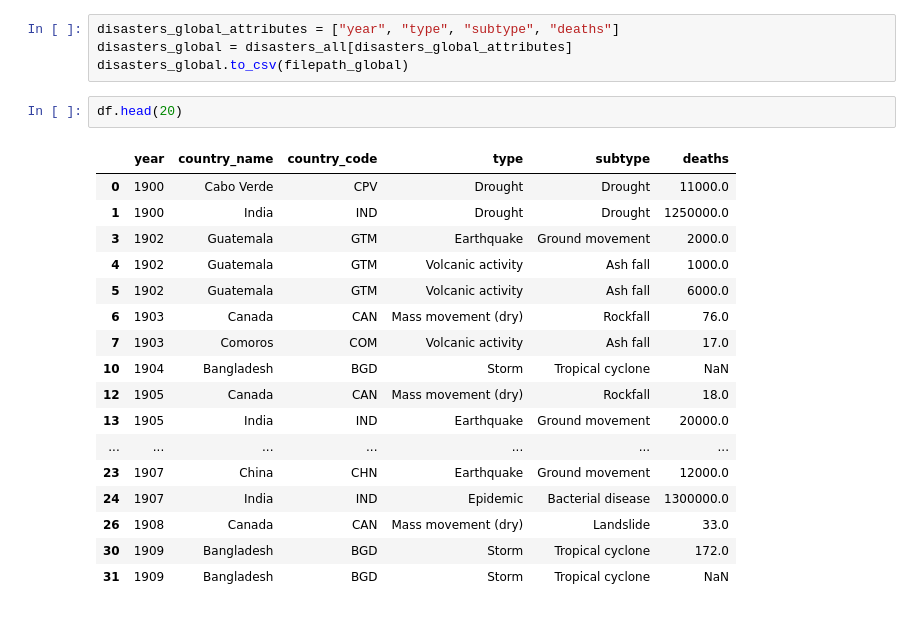
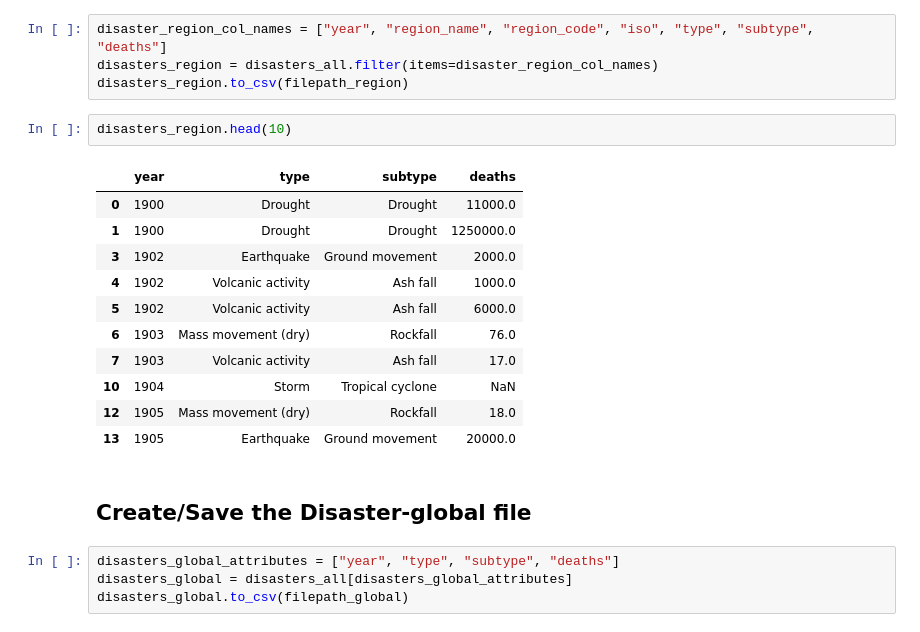
Before and after one commit to lukiwieser/natural-disasters-and-climate-change, a Jupyter notebook: disaster-formatting.ipynb, the cells around one changed output. Cells and saved outputs as stored; diff of their text form.

```diff
--- a/disaster-formatting.ipynb
+++ b/disaster-formatting.ipynb
@@ -45,24 +340,24 @@ disasters_all.rename(columns={'country':'country_name', 'iso':'country_code', 'd
+# %%
+disaster_region_col_names = ["year", "region_name", "region_code", "iso", "type", "subtype", "deaths"]
+disasters_region = disasters_all.filter(items=disaster_region_col_names)
+disasters_region.to_csv(filepath_region)
+# %%
+disasters_region.head(10)
+# %% [output]
+|  | year | type | subtype | deaths |
+| 0 | 1900 | Drought | Drought | 11000.0 |
+| 1 | 1900 | Drought | Drought | 1250000.0 |
+| 3 | 1902 | Earthquake | Ground movement | 2000.0 |
+| 4 | 1902 | Volcanic activity | Ash fall | 1000.0 |
+| 5 | 1902 | Volcanic activity | Ash fall | 6000.0 |
+| 6 | 1903 | Mass movement (dry) | Rockfall | 76.0 |
+| 7 | 1903 | Volcanic activity | Ash fall | 17.0 |
+| 10 | 1904 | Storm | Tropical cyclone | NaN |
+| 12 | 1905 | Mass movement (dry) | Rockfall | 18.0 |
+| 13 | 1905 | Earthquake | Ground movement | 20000.0 |
+# %% [markdown]
+## Create/Save the Disaster-global file
 # %%
 disasters_global_attributes = ["year", "type", "subtype", "deaths"]
 disasters_global = disasters_all[disasters_global_attributes]
 disasters_global.to_csv(filepath_global)
-# %%
-df.head(20)
-# %% [output]
-|  | year | country_name | country_code | type | subtype | deaths |
-| 0 | 1900 | Cabo Verde | CPV | Drought | Drought | 11000.0 |
-| 1 | 1900 | India | IND | Drought | Drought | 1250000.0 |
-| 3 | 1902 | Guatemala | GTM | Earthquake | Ground movement | 2000.0 |
-| 4 | 1902 | Guatemala | GTM | Volcanic activity | Ash fall | 1000.0 |
-| 5 | 1902 | Guatemala | GTM | Volcanic activity | Ash fall | 6000.0 |
-| 6 | 1903 | Canada | CAN | Mass movement (dry) | Rockfall | 76.0 |
-| 7 | 1903 | Comoros | COM | Volcanic activity | Ash fall | 17.0 |
-| 10 | 1904 | Bangladesh | BGD | Storm | Tropical cyclone | NaN |
-| 12 | 1905 | Canada | CAN | Mass movement (dry) | Rockfall | 18.0 |
-| 13 | 1905 | India | IND | Earthquake | Ground movement | 20000.0 |
-| ... | ... | ... | ... | ... | ... | ... |
-| 23 | 1907 | China | CHN | Earthquake | Ground movement | 12000.0 |
-| 24 | 1907 | India | IND | Epidemic | Bacterial disease | 1300000.0 |
-| 26 | 1908 | Canada | CAN | Mass movement (dry) | Landslide | 33.0 |
-| 30 | 1909 | Bangladesh | BGD | Storm | Tropical cyclone | 172.0 |
-| 31 | 1909 | Bangladesh | BGD | Storm | Tropical cyclone | NaN |
```
Also changed, not shown: parts of 63 cells of this notebook.
